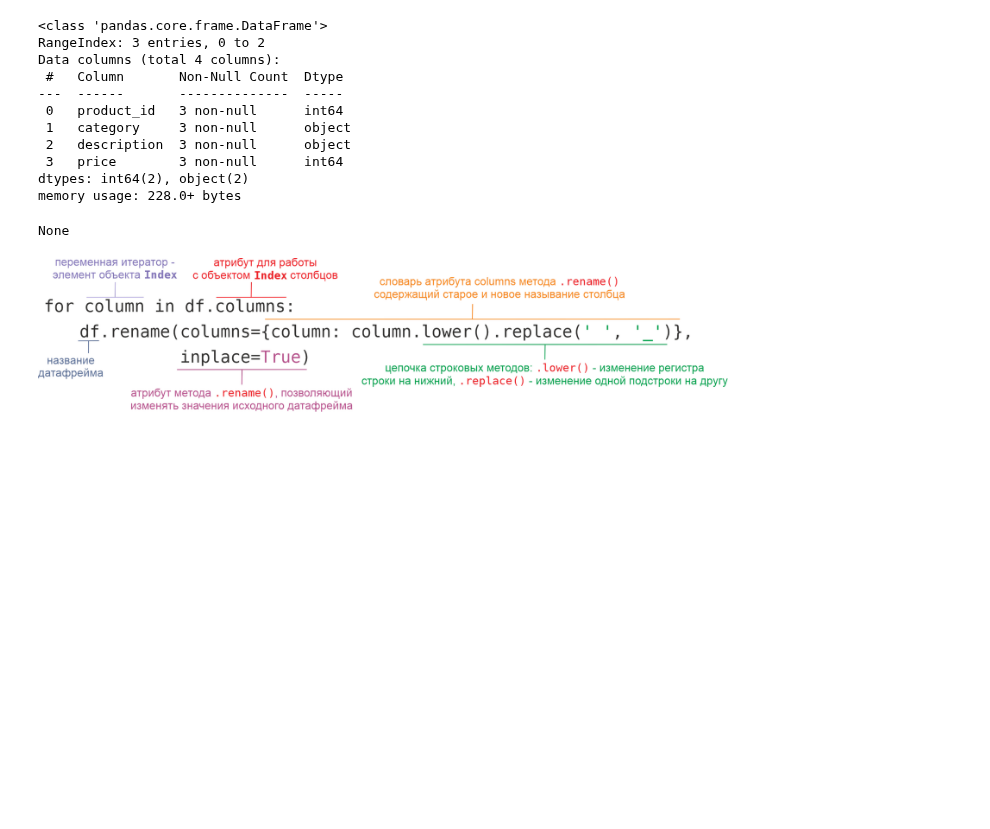
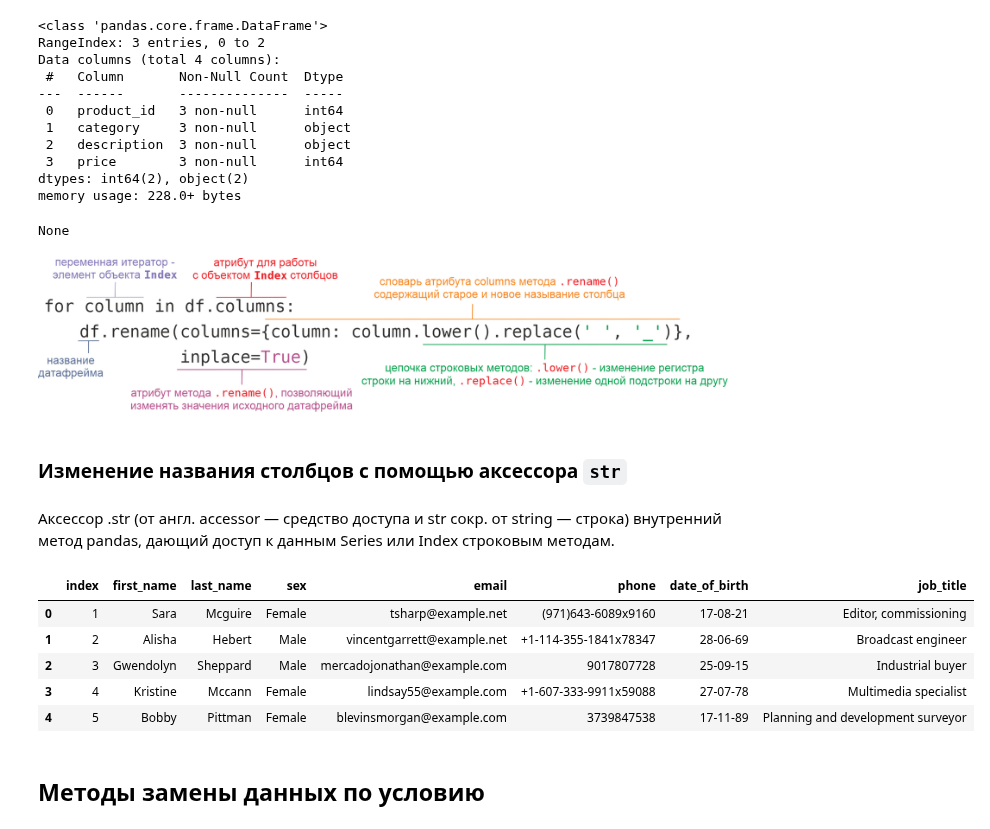
Before and after one commit to Korablinr54/Python, a Jupyter notebook: Pandas/Pandas.ipynb, the cells around one changed output. Saved outputs shown, nothing was run; the diff lists cells and outputs as text; code cells hidden in the pictures; blank space fills up the shorter version.

Commit message:
Методы замены данных по условию

````diff
--- a/Pandas/Pandas.ipynb
+++ b/Pandas/Pandas.ipynb
@@ -1226,3 +1226,22 @@ memory usage: 228.0+ bytes
 None
 # %% [markdown]
 ![image.png](attachment:image.png)
+# %% [markdown]
+### Изменение названия столбцов с помощью аксессора ```str```
+# %% [markdown]
+Аксессор .str (от англ. accessor — средство доступа и str сокр. от string — строка) внутренний метод pandas, дающий доступ к данным Series или Index строковым методам.
+# %%
+emp = pd.read_csv('datasets/emp.csv')
+
+emp.columns = emp.columns.str.lower().str.replace(' ', '_')
+
+display(emp.head())
+# %% [output]
+|  | index | first_name | last_name | sex | email | phone | date_of_birth | job_title |
+| 0 | 1 | Sara | Mcguire | Female | tsharp@example.net | (971)643-6089x9160 | 17-08-21 | Editor, commissioning |
+| 1 | 2 | Alisha | Hebert | Male | vincentgarrett@example.net | +1-114-355-1841x78347 | 28-06-69 | Broadcast engineer |
+| 2 | 3 | Gwendolyn | Sheppard | Male | mercadojonathan@example.com | 9017807728 | 25-09-15 | Industrial buyer |
+| 3 | 4 | Kristine | Mccann | Female | lindsay55@example.com | +1-607-333-9911x59088 | 27-07-78 | Multimedia specialist |
+| 4 | 5 | Bobby | Pittman | Female | blevinsmorgan@example.com | 3739847538 | 17-11-89 | Planning and development surveyor |
+# %% [markdown]
+## Методы замены данных по условию
````
Also changed, not shown: parts of 5 cells of this notebook.
